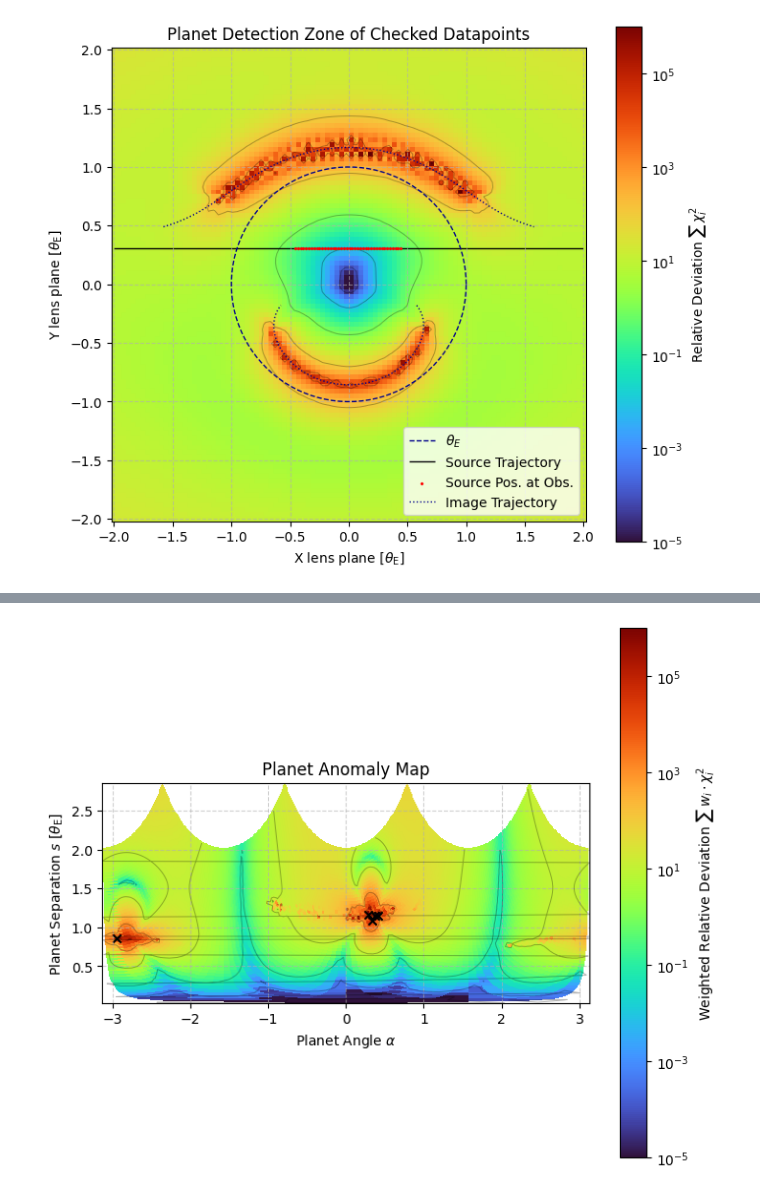
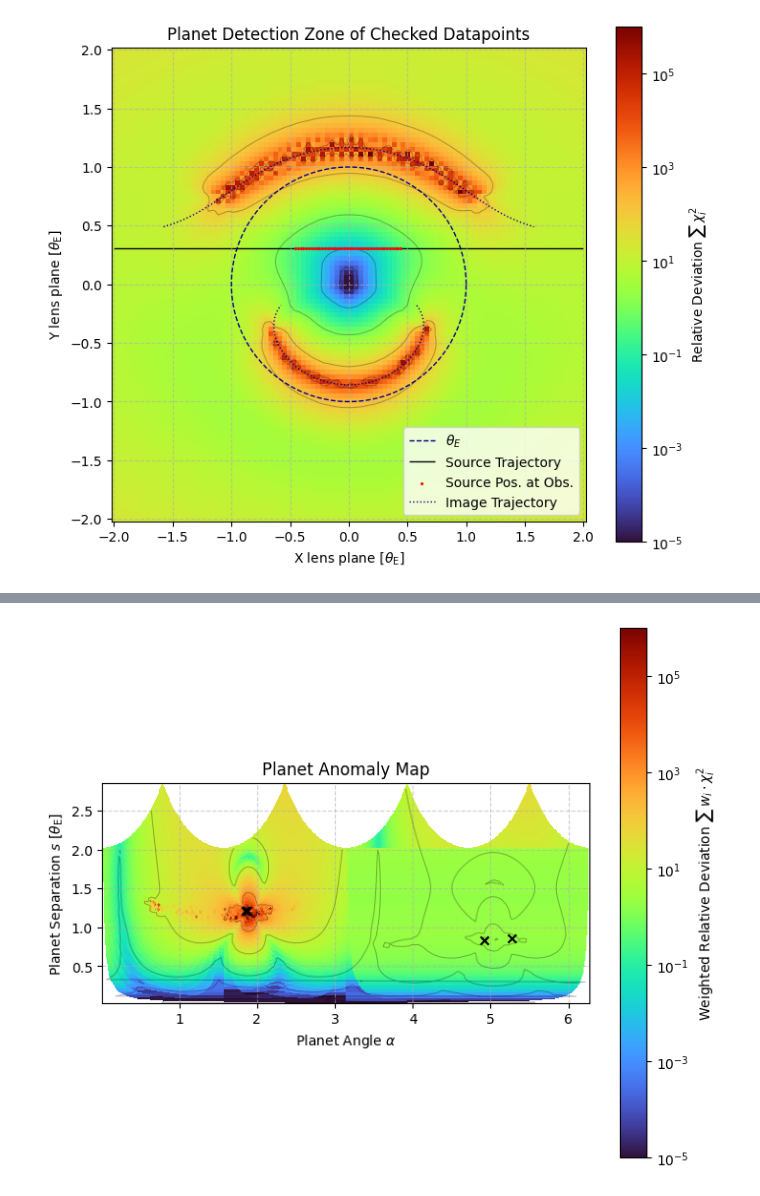
Before and after one commit to jakobdammann/pyLIMA-docs-revisit, a Jupyter notebook: my_project/detection_zone.ipynb, the cells around one changed output, grey strips where cells are left out. Cells and saved outputs as stored; diff of their text form; code cells hidden in the pictures.

```diff
--- a/my_project/detection_zone.ipynb
+++ b/my_project/detection_zone.ipynb
@@ -433,22 +433,26 @@ plt.show()
 # %%
 ### Convert Init Values from x,y to s,alpha
 s_samples = np.hypot(x_samples, y_samples)
-alpha_samples = np.arctan2(x_samples, y_samples)
+alpha_samples = np.arctan2(x_samples, y_samples) + np.pi/2
+# wrap alpha around
+alpha_samples = np.mod(alpha_samples, 2*np.pi)
 
-# Convert the heatmap and plot
+# convert the heatmap
 s_grid = np.hypot(X_grid, Y_grid)
-alpha_grid = np.arctan2(X_grid, Y_grid)
+alpha_grid = np.arctan2(X_grid, Y_grid) + np.pi/2
+alpha_grid = np.mod(alpha_grid, 2*np.pi)
+# plot
 rd.plot_heatmap(alpha_grid, s_grid, planet_anomaly_map,
                 norm=colors.LogNorm(1e-5,1e6),
                 add_cbar=True, cbar_label='Weighted Relative Deviation $\\sum \\, w_i \\cdot \\chi_i^2$',
                 add_contour=True, add_grid=True, add_tE=False,
                 add_trajectory=False, t0=t0, u0=u0, te=te, t=reldev_maps['t'],
                 show_plot=False)
 plt.title('Planet Anomaly Map')
 plt.scatter(alpha_samples, s_samples, c='k', marker='x', label='Samples')
 plt.xlabel('Planet Angle $\\alpha$')
 plt.ylabel('Planet Separation $s$ [$\\theta_{\\rm E}$]')
 plt.show()
 # %% [output]
-[figure, old version]
+[figure, new version]
 # %%
```
Also changed, not shown: parts of 3 cells of this notebook.
